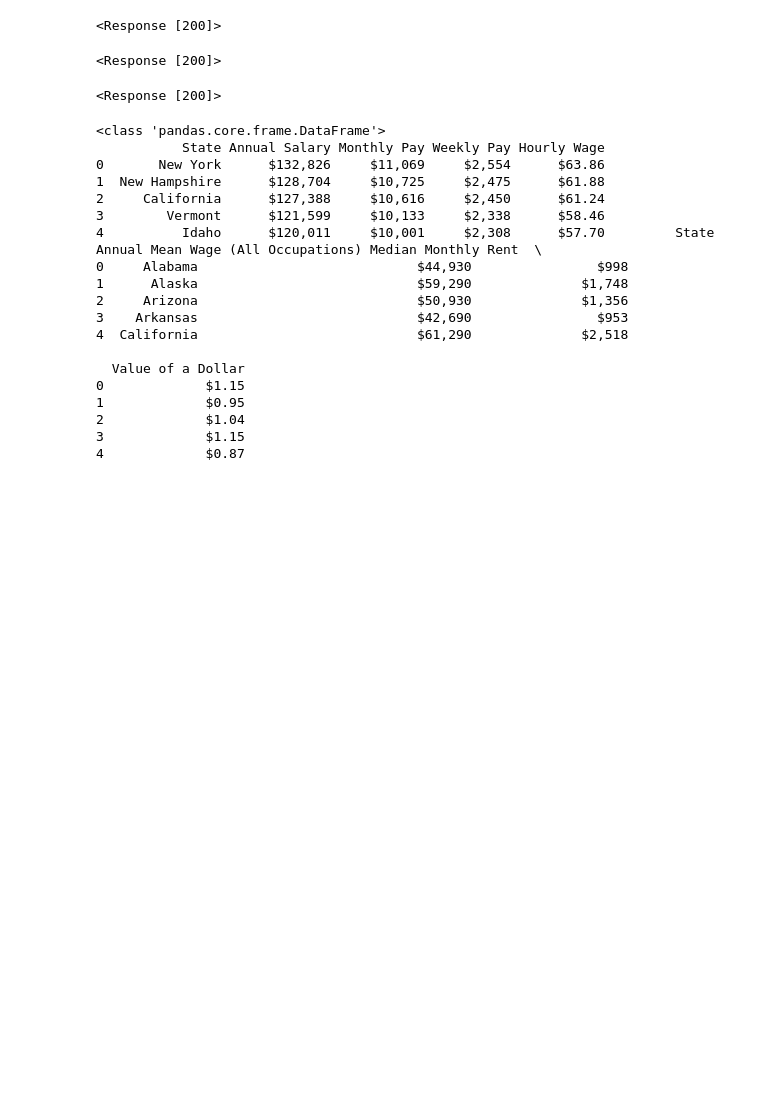
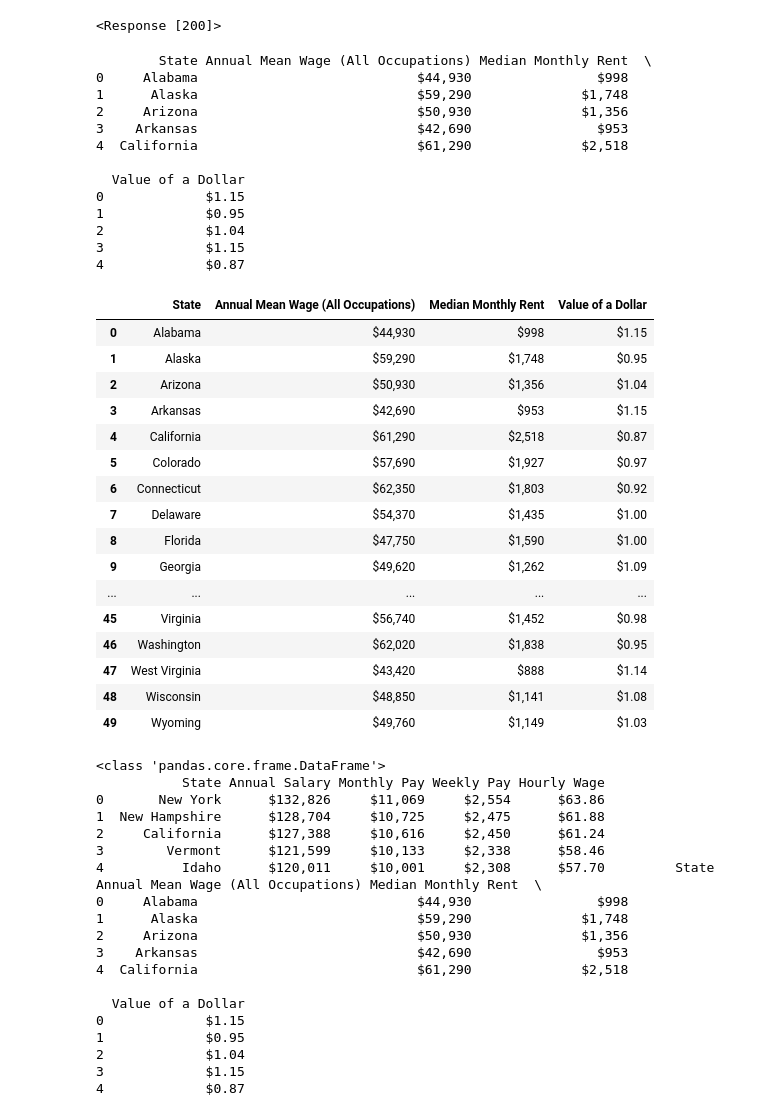
Before and after one commit to Mike-Xie/US_Salaries, a Jupyter notebook: notebook.ipynb, the cells around one changed output. Drawn from its saved outputs; the diff is of its cells as text; code cells hidden in the pictures; blank space fills up the shorter version.

Commit message:
static function for purchasing power table scrape

```diff
--- a/notebook.ipynb
+++ b/notebook.ipynb
@@ -43,8 +36,2 @@ print(job_response)
 # %% [output]
 <Response [200]>
-# %%
-not_real_job_url: str = "https://www.ziprecruiter.com/Salaries/What-Is-the-Average-Bboy-Scientist-Salary-by-State"
-not_real_job_response = requests.get(not_real_job_url, timeout=10)
-print(not_real_job_response)
-# %% [output]
-<Response [200]>
@@ -78,10 +38,51 @@ print(not_real_job_response)
-# %%
-# ppe url table and response
-ppe_url = "https://www.patriotsoftware.com/blog/accounting/average-cost-living-by-state/"
-ppe_response = requests.get(ppe_url, timeout=10)
-print(ppe_response)
-# %% [output]
-<Response [200]>
+# %%
+"""
+    Static function to pull Value of a Dollar table from patriotsoftware which
+    we join and multiply on the salary by state to find dollar adjusted jobs
+"""
+def get_ppp_table():
+    # ppe url table and response
+    ppp_url = "https://www.patriotsoftware.com/blog/accounting/average-cost-living-by-state/"
+    ppp_response = requests.get(ppp_url, timeout=10)
+    # print(ppp_response)
+    ppp_text: List[pd.DataFrame] = pd.read_html(ppp_response.text, header=0)
+    ppp_table: pd.DataFrame = pd.concat(ppp_text)
+    # print(ppp_table.head())
+    # ppp_table.to_csv("usa_ppe_by_state.csv", index=False)
+    # print(type(ppp_table))
+    return ppp_table
+get_ppp_table()
+# %% [output]
+        State Annual Mean Wage (All Occupations) Median Monthly Rent  \
+0     Alabama                            $44,930                $998
+1      Alaska                            $59,290              $1,748
+2     Arizona                            $50,930              $1,356
+3    Arkansas                            $42,690                $953
+4  California                            $61,290              $2,518
+
+  Value of a Dollar
+0             $1.15
+1             $0.95
+2             $1.04
+3             $1.15
+4             $0.87
+|  | State | Annual Mean Wage (All Occupations) | Median Monthly Rent | Value of a Dollar |
+| 0 | Alabama | $44,930 | $998 | $1.15 |
+| 1 | Alaska | $59,290 | $1,748 | $0.95 |
+| 2 | Arizona | $50,930 | $1,356 | $1.04 |
+| 3 | Arkansas | $42,690 | $953 | $1.15 |
+| 4 | California | $61,290 | $2,518 | $0.87 |
+| 5 | Colorado | $57,690 | $1,927 | $0.97 |
+| 6 | Connecticut | $62,350 | $1,803 | $0.92 |
+| 7 | Delaware | $54,370 | $1,435 | $1.00 |
+| 8 | Florida | $47,750 | $1,590 | $1.00 |
+| 9 | Georgia | $49,620 | $1,262 | $1.09 |
+| ... | ... | ... | ... | ... |
+| 45 | Virginia | $56,740 | $1,452 | $0.98 |
+| 46 | Washington | $62,020 | $1,838 | $0.95 |
+| 47 | West Virginia | $43,420 | $888 | $1.14 |
+| 48 | Wisconsin | $48,850 | $1,141 | $1.08 |
+| 49 | Wyoming | $49,760 | $1,149 | $1.03 |
 # %%
 """
 It turns out that pulling tables from html is a common task so you don't
```
Also changed, not shown: parts of 3 cells of this notebook, 1 other file.
